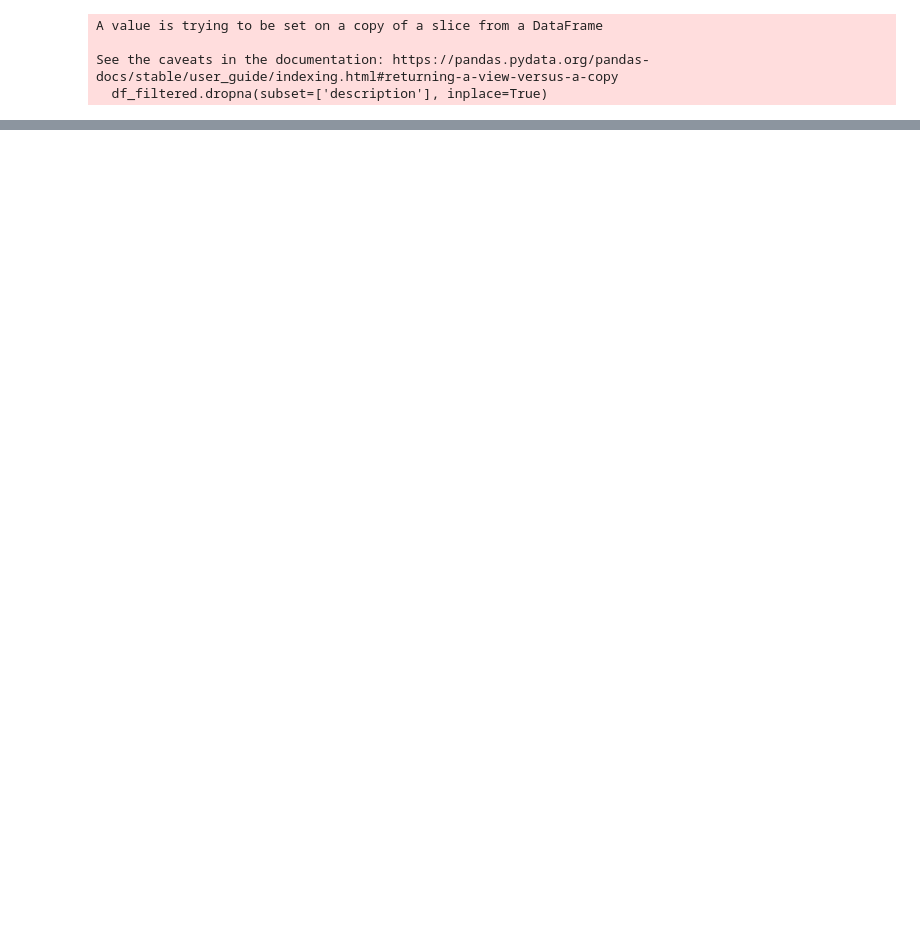
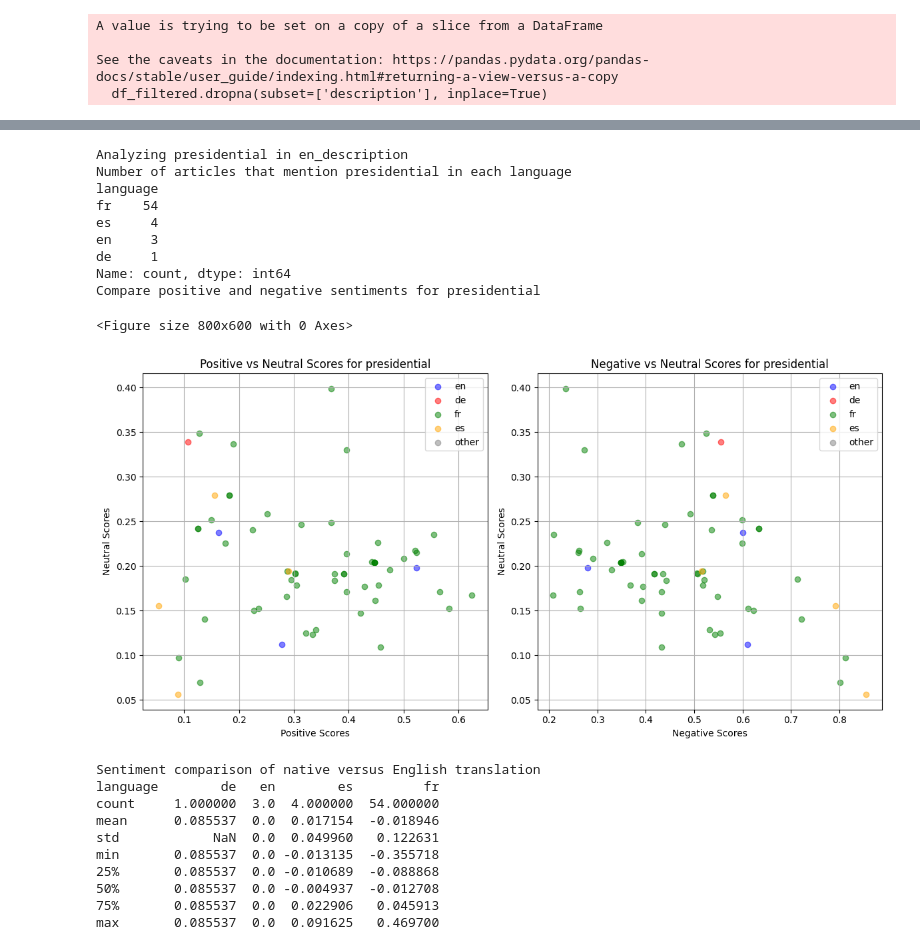
Before and after one commit to sprestrelski/multilingual-sentiment-analysis, a Jupyter notebook: project.ipynb, the cells around one changed output, grey strips where cells are left out. Drawn from its saved outputs; the diff is of its cells as text; code cells hidden in the pictures; blank space fills up the shorter version.

```diff
--- a/project.ipynb
+++ b/project.ipynb
@@ -275,0 +422,24 @@ under: 34
+# %%
+filter_to_keyword(sentiment_df, "en_description", "presidential", "en_desc")
+# %% [output]
+Analyzing presidential in en_description
+Number of articles that mention presidential in each language
+language
+fr    54
+es     4
+en     3
+de     1
+Name: count, dtype: int64
+Compare positive and negative sentiments for presidential
+<Figure size 800x600 with 0 Axes>
+[figure, added]
+Sentiment comparison of native versus English translation
+language        de   en        es         fr
+count     1.000000  3.0  4.000000  54.000000
+mean      0.085537  0.0  0.017154  -0.018946
+std            NaN  0.0  0.049960   0.122631
+min       0.085537  0.0 -0.013135  -0.355718
+25%       0.085537  0.0 -0.010689  -0.088868
+50%       0.085537  0.0 -0.004937  -0.012708
+75%       0.085537  0.0  0.022906   0.045913
+max       0.085537  0.0  0.091625   0.469700
```
Also changed, not shown: parts of 33 cells of this notebook, 1 other file.
